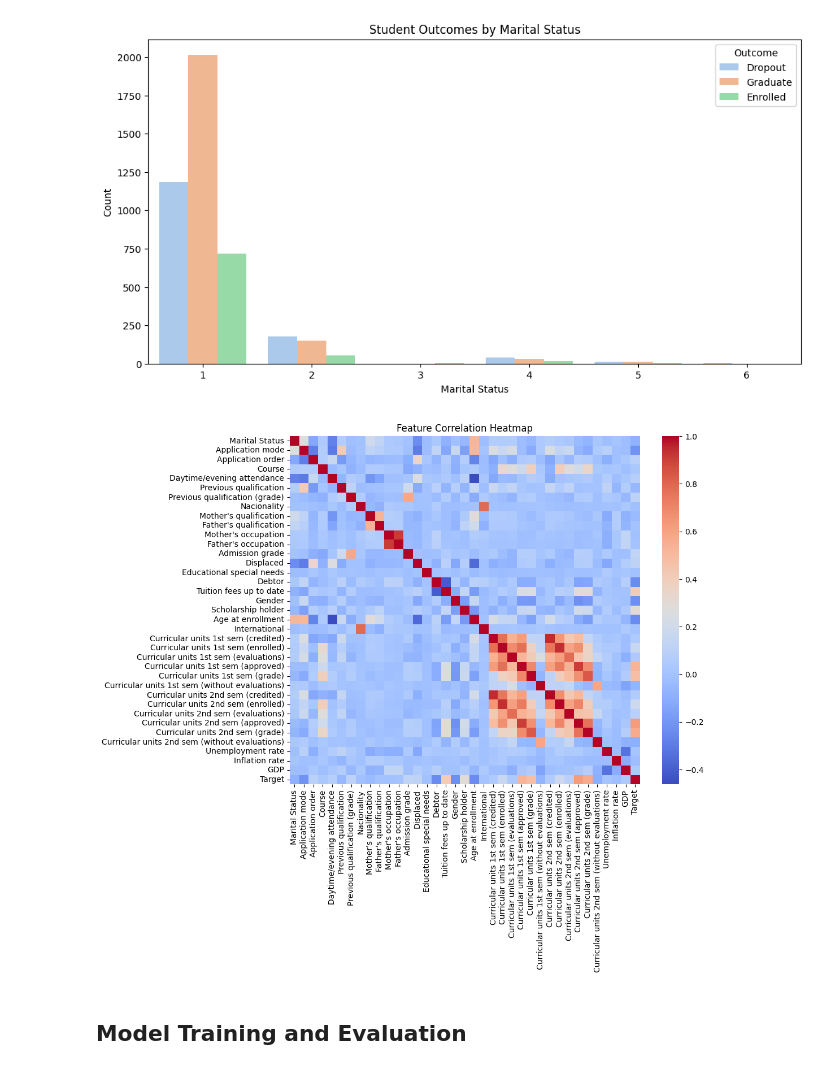
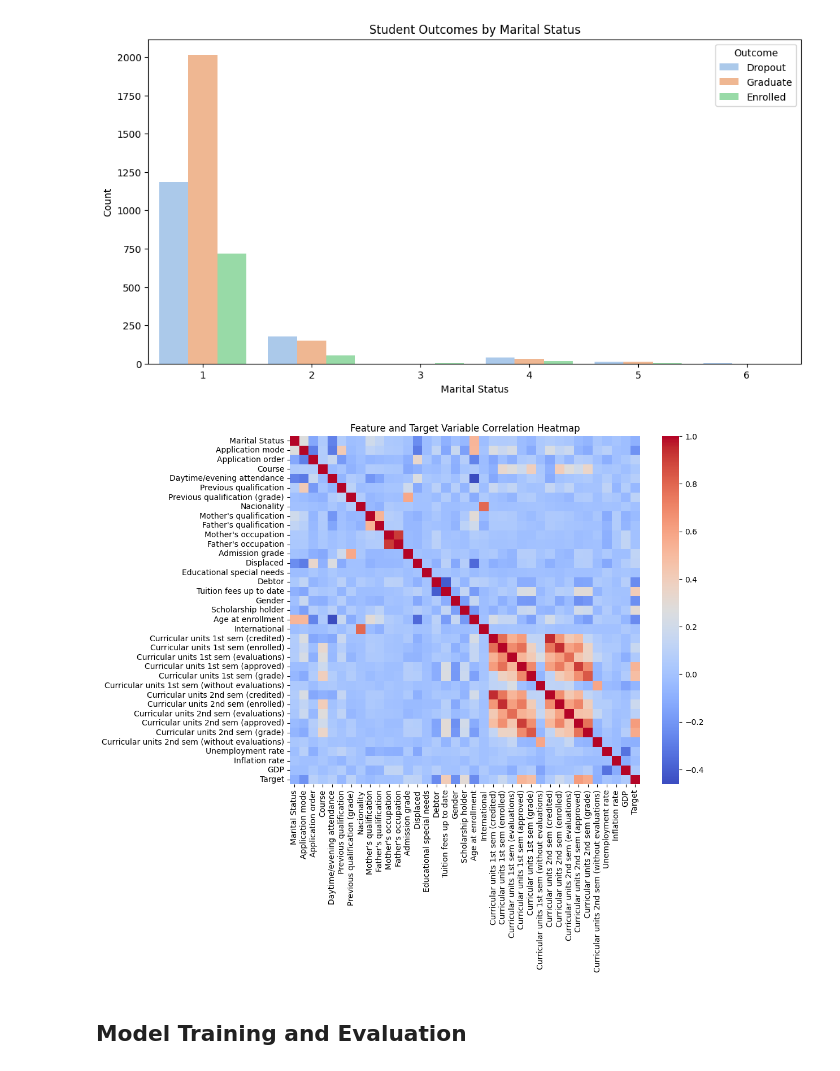
Before and after one commit to jackiechen24/dropoutbias, a Jupyter notebook: Cleaned_Dropout_Prediction_with_Fairness.ipynb, the cells around one changed output. Drawn from its saved outputs; the diff is of its cells as text; code cells hidden in the pictures.

Commit message:
Updated title of correlation heatmap

```diff
--- a/Cleaned_Dropout_Prediction_with_Fairness.ipynb
+++ b/Cleaned_Dropout_Prediction_with_Fairness.ipynb
@@ -213,15 +213,15 @@ plt.show()
 # %%
 # Step 10: Checking correlations between numerical features and target variable
 # Step 11: Data Preprocessing
 label_encoder = LabelEncoder()
 df['Target'] = label_encoder.fit_transform(df['Target'])  # Encode target variable
 
 plt.figure(figsize=(10, 8))
 sns.heatmap(df.corr(), annot=False, cmap='coolwarm', fmt='.1f')
-plt.title("Feature Correlation Heatmap")
+plt.title("Feature and Target Variable Correlation Heatmap")
 plt.show()
 # %% [output]
-[figure, old version]
+[figure, new version]
 # %% [markdown]
 ## Model Training and Evaluation
 # %%
```
Also changed, not shown: parts of 3 cells of this notebook.
